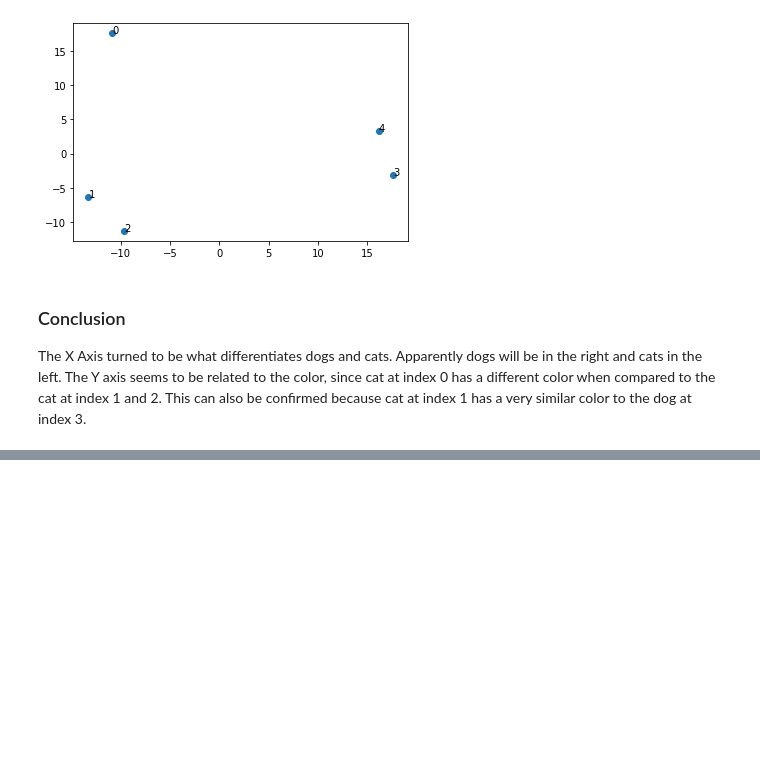
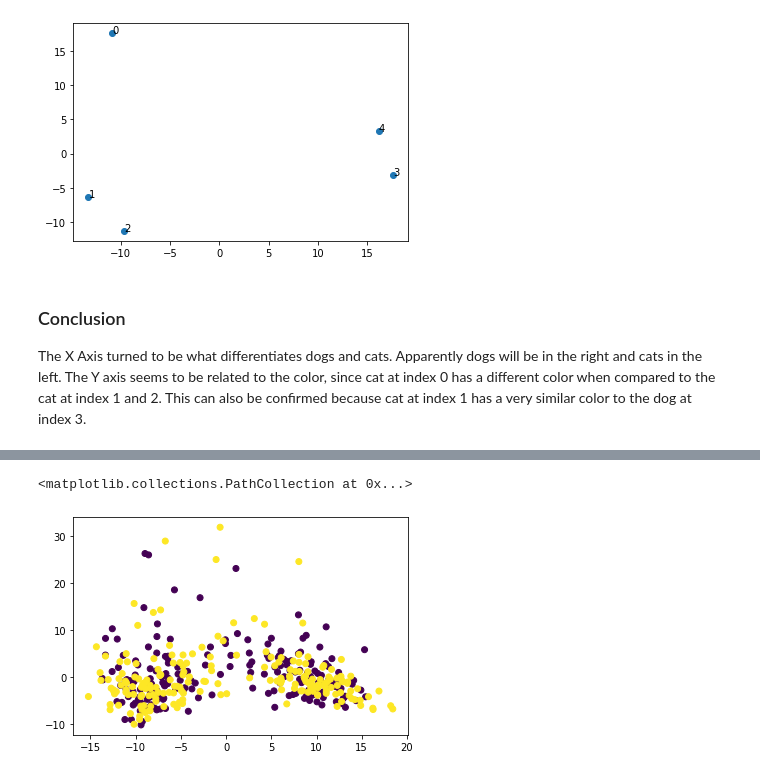
Before and after one commit to WittmannF/DL-plagiarism-detector, a Jupyter notebook: Plagiarism_Detector.ipynb, the cells around one changed output, grey strips where cells are left out. Cells and saved outputs as stored; diff of their text form; code cells hidden in the pictures; blank space fills up the shorter version.

```diff
--- a/Plagiarism_Detector.ipynb
+++ b/Plagiarism_Detector.ipynb
@@ -145,0 +211,2 @@ The X Axis turned to be what differentiates dogs and cats. Apparently dogs will
+# %%
+all_predictions = model.predict_generator(valid_gen, verbose=1)
@@ -145,0 +215,11 @@ The X Axis turned to be what differentiates dogs and cats. Apparently dogs will
+# %%
+df = pd.DataFrame(all_predictions)
+# %%
+y = valid_gen.classes
+# %%
+pca = PCA(n_components=2)
+reduced_data = pca.fit_transform(df)
+# Create a DataFrame for the reduced data
+reduced_data = pd.DataFrame(reduced_data, columns = ['Dimension 1', 'Dimension 2'])
+
+reduced_data.head()
@@ -145,0 +233,5 @@ The X Axis turned to be what differentiates dogs and cats. Apparently dogs will
+# %%
+plt.scatter(reduced_data['Dimension 1'], reduced_data['Dimension 2'], c=y)
+# %% [output]
+<matplotlib.collections.PathCollection at 0x...>
+[figure, added]
```
Also changed, not shown: parts of 26 cells of this notebook.
